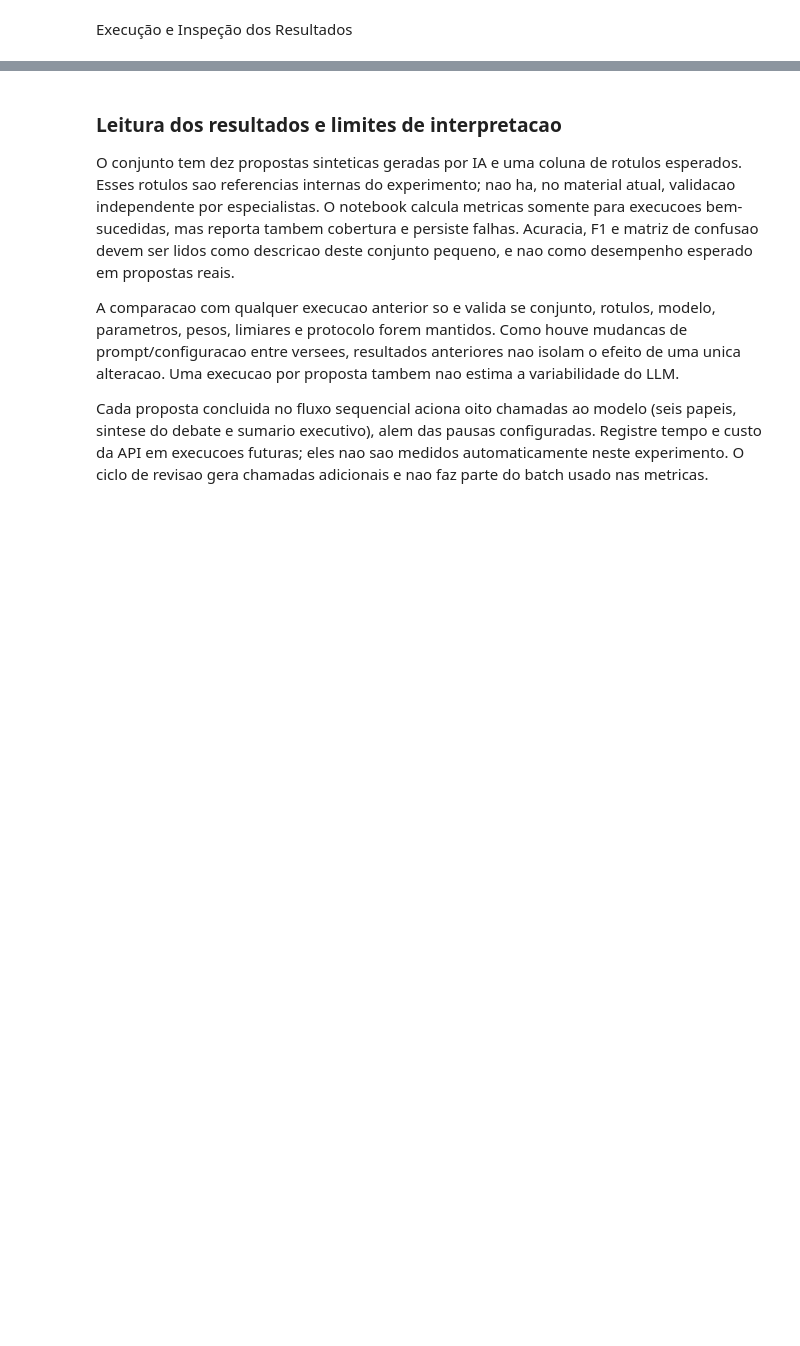
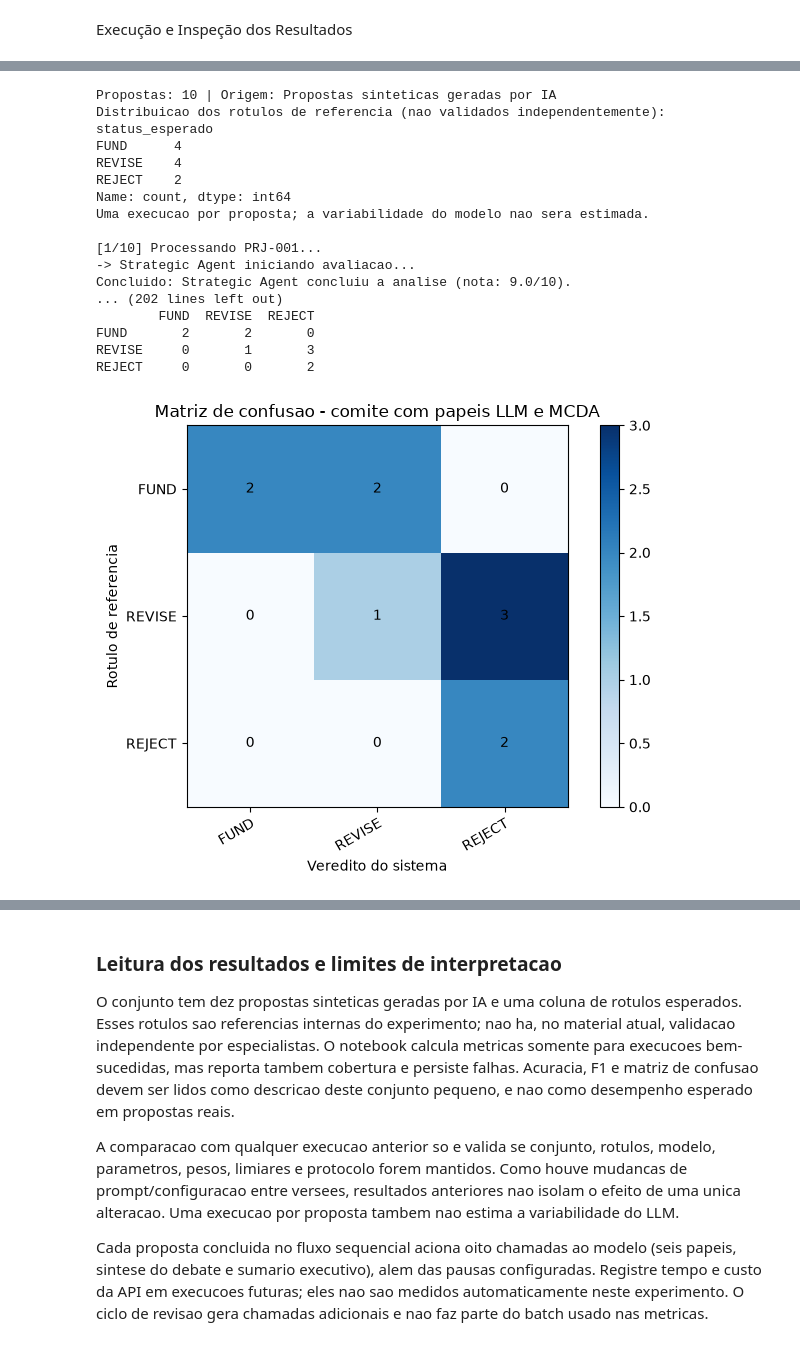
Before and after one commit to Carlinmig/Estudo_Dirigido, a Jupyter notebook: notebooks/Estudo Dirigido-Parte3.ipynb, the cells around one changed output, grey strips where cells are left out. Cells and saved outputs as stored; diff of their text form; code cells hidden in the pictures; blank space fills up the shorter version.

```diff
--- a/notebooks/Estudo Dirigido-Parte3.ipynb
+++ b/notebooks/Estudo Dirigido-Parte3.ipynb
@@ -17,7 +19,7 @@ Importação das principais biblíotecas utilizadas API (Gemini) e gerenciamento
 import os
 from pathlib import Path
 from typing import TypedDict, List, Optional, Literal, Dict
-from pydantic import BaseModel, Field
+from pydantic import BaseModel, Field, field_validator
 from dotenv import load_dotenv
 from tenacity import retry, wait_exponential, stop_after_attempt
 
@@ -44,11 +46,13 @@ if not os.getenv("GOOGLE_API_KEY"):
     )
 
 MODEL_NAME = "gemini-3.5-flash-lite"
-MODEL_TEMPERATURE = None  # O modelo usa configuracoes de amostragem fixas.
+SAMPLING_POLICY = "fixed_model_defaults"
 DATASET_ORIGIN = "Propostas sinteticas geradas por IA"
 RUNS_PER_PROPOSAL = 1
 
-llm = ChatGoogleGenerativeAI(model=MODEL_NAME)
+llm = ChatGoogleGenerativeAI(
+    model=MODEL_NAME,
+)
 
 INPUT_CSV = PROJECT_ROOT / "data" / "propostas_avaliacao.csv"
 OUTPUT_DIR = PROJECT_ROOT / "results"
@@ -488,8 +568,9 @@ for index, row in df_propostas.iterrows():
         "human_feedback": None,
         "custom_weights": None,
     }
+    partial_result = dict(initial_state)
     try:
-        result = app_seq.invoke(initial_state)
+        result = run_committee(app_seq, initial_state, partial_state=partial_result)
         outcome = result["final_decision"]
         if outcome.decision != classify_score(outcome.final_score):
             raise ValueError("O veredito retornado nao corresponde ao limiar deterministico.")
@@ -510,9 +591,14 @@ for index, row in df_propostas.iterrows():
             "nota_resource": agent_scores["Resource Agent"],
             "sumario_executivo": outcome.executive_summary,
             "proximos_passos_ou_motivos": "\n".join(outcome.action_plan_or_reasons),
+            "pareceres_agentes_json": json.dumps(
+                [op.model_dump() for op in result.get("evaluations", [])], ensure_ascii=False
+            ),
+            "sintese_debate": result.get("debate_summary"),
             "erro": None,
             "modelo": MODEL_NAME,
-            "temperatura": MODEL_TEMPERATURE,
+            "temperatura": None,
+            "politica_amostragem": SAMPLING_POLICY,
             "origem_dataset": DATASET_ORIGIN,
             "execucao_utc": datetime.now(timezone.utc).isoformat(),
         })
@@ -534,12 +620,18 @@ for index, row in df_propostas.iterrows():
             "nota_resource": np.nan,
             "sumario_executivo": None,
             "proximos_passos_ou_motivos": None,
+            "pareceres_agentes_json": json.dumps(
+                [op.model_dump() for op in partial_result.get("evaluations", [])], ensure_ascii=False
+            ),
+            "sintese_debate": partial_result.get("debate_summary"),
             "erro": error_message,
             "modelo": MODEL_NAME,
-            "temperatura": MODEL_TEMPERATURE,
+            "temperatura": None,
+            "politica_amostragem": SAMPLING_POLICY,
             "origem_dataset": DATASET_ORIGIN,
             "execucao_utc": datetime.now(timezone.utc).isoformat(),
         })
+    pd.DataFrame(results).to_csv(OUTPUT_CSV, index=False, encoding="utf-8")
     if index < len(df_propostas) - 1:
         time.sleep(5)
 
@@ -552,20 +644,43 @@ valid_results = df_resultados[df_resultados["veredito_sistema"].isin(CLASS_LABEL
 failed_count = len(df_resultados) - len(valid_results)
 coverage = len(valid_results) / len(df_propostas)
 print(f"Cobertura: {len(valid_results)}/{len(df_propostas)} ({coverage:.1%}); falhas: {failed_count}")
+metrics_path = OUTPUT_DIR / "metricas_experimento2_mc032.json"
 if valid_results.empty:
-    raise RuntimeError("Nenhuma proposta foi avaliada com sucesso; metricas nao calculadas.")
+    metrics = {
+        "dataset_origin": DATASET_ORIGIN,
+        "model": MODEL_NAME,
+        "temperature": None,
+        "sampling_policy": SAMPLING_POLICY,
+        "runs_per_proposal": RUNS_PER_PROPOSAL,
+        "proposals_total": len(df_propostas),
+        "successful_evaluations": 0,
+        "failed_evaluations": failed_count,
+        "coverage": coverage,
+        "metrics_status": "not_computed_no_successes",
+        "accuracy_on_successful_evaluations": None,
+        "balanced_accuracy_on_successful_evaluations": None,
+        "macro_f1_on_successful_evaluations": None,
+        "classification_report": None,
+        "confusion_matrix_labels": CLASS_LABELS,
+        "confusion_matrix": None,
+        "caveat": "Nenhuma proposta foi avaliada com sucesso; as metricas de classificacao nao foram calculadas.",
+    }
+    metrics_path.write_text(json.dumps(metrics, ensure_ascii=False, indent=2), encoding="utf-8")
+    raise RuntimeError(f"Nenhuma proposta foi avaliada com sucesso; estado salvo em {metrics_path}.")
 
 y_true = valid_results["status_esperado"]
 y_pred = valid_results["veredito_sistema"]
 metrics = {
     "dataset_origin": DATASET_ORIGIN,
     "model": MODEL_NAME,
-    "temperature": MODEL_TEMPERATURE,
+    "temperature": None,
+    "sampling_policy": SAMPLING_POLICY,
     "runs_per_proposal": RUNS_PER_PROPOSAL,
     "proposals_total": len(df_propostas),
     "successful_evaluations": len(valid_results),
     "failed_evaluations": failed_count,
     "coverage": coverage,
+    "metrics_status": "computed",
     "accuracy_on_successful_evaluations": accuracy_score(y_true, y_pred),
     "balanced_accuracy_on_successful_evaluations": balanced_accuracy_score(y_true, y_pred),
     "macro_f1_on_successful_evaluations": f1_score(y_true, y_pred, labels=CLASS_LABELS, average="macro", zero_division=0),
@@ -576,39 +691,57 @@ metrics = {
     "confusion_matrix": confusion_matrix(y_true, y_pred, labels=CLASS_LABELS).tolist(),
     "caveat": "Propostas sinteticas geradas por IA; rotulos de referencia nao validados independentemente; uma execucao por proposta.",
 }
-metrics_path = OUTPUT_DIR / "metricas_experimento2_mc032.json"
 metrics_path.write_text(json.dumps(metrics, ensure_ascii=False, indent=2), encoding="utf-8")
 print(f"Metricas salvas em: {metrics_path}")
 print(f"Acuracia (somente sucessos): {metrics['accuracy_on_successful_evaluations']:.2%}")
 print(f"Acuracia balanceada: {metrics['balanced_accuracy_on_successful_evaluations']:.2%}")
 print(f"F1 macro: {metrics['macro_f1_on_successful_evaluations']:.3f}")
 print("Relatorio por classe:")
 print(pd.DataFrame(metrics["classification_report"]).T.round(3))
 print("Matriz de confusao (linhas = referencia; colunas = sistema):")
 print(pd.DataFrame(metrics["confusion_matrix"], index=CLASS_LABELS, columns=CLASS_LABELS))
 if failed_count:
     print("ATENCAO: as metricas nao incluem falhas; use cobertura e CSV de erros ao interpretar o resultado.")
 
 cm = confusion_matrix(y_true, y_pred, labels=CLASS_LABELS)
 fig, ax = plt.subplots(figsize=(7, 5))
 image = ax.imshow(cm, interpolation="nearest", cmap=plt.cm.Blues)
 fig.colorbar(image, ax=ax)
 ax.set(
     xticks=np.arange(len(CLASS_LABELS)),
     yticks=np.arange(len(CLASS_LABELS)),
     xticklabels=CLASS_LABELS,
     yticklabels=CLASS_LABELS,
     xlabel="Veredito do sistema",
     ylabel="Rotulo de referencia",
     title="Matriz de confusao - comite com papeis LLM e MCDA",
 )
 plt.setp(ax.get_xticklabels(), rotation=30, ha="right", rotation_mode="anchor")
 for row_index in range(len(CLASS_LABELS)):
     for column_index in range(len(CLASS_LABELS)):
         ax.text(column_index, row_index, str(cm[row_index, column_index]), ha="center", va="center", color="black")
 fig.tight_layout()
 fig.savefig(OUTPUT_DIR / "matriz_confusao_mc032.png", dpi=300)
 plt.show()
+# %% [output]
+Propostas: 10 | Origem: Propostas sinteticas geradas por IA
+Distribuicao dos rotulos de referencia (nao validados independentemente):
+status_esperado
+FUND      4
+REVISE    4
+REJECT    2
+Name: count, dtype: int64
+Uma execucao por proposta; a variabilidade do modelo nao sera estimada.
+
+[1/10] Processando PRJ-001...
+-> Strategic Agent iniciando avaliacao...
+Concluido: Strategic Agent concluiu a analise (nota: 9.0/10).
+... (202 lines left out)
+        FUND  REVISE  REJECT
+FUND       2       2       0
+REVISE     0       1       3
+REJECT     0       0       2
+[figure, added]
 # %%
 # Garantir existencia do diretorio de resultados no projeto local
 (PROJECT_ROOT / 'results').mkdir(parents=True, exist_ok=True)
```
Also changed, not shown: parts of 15 cells of this notebook.
